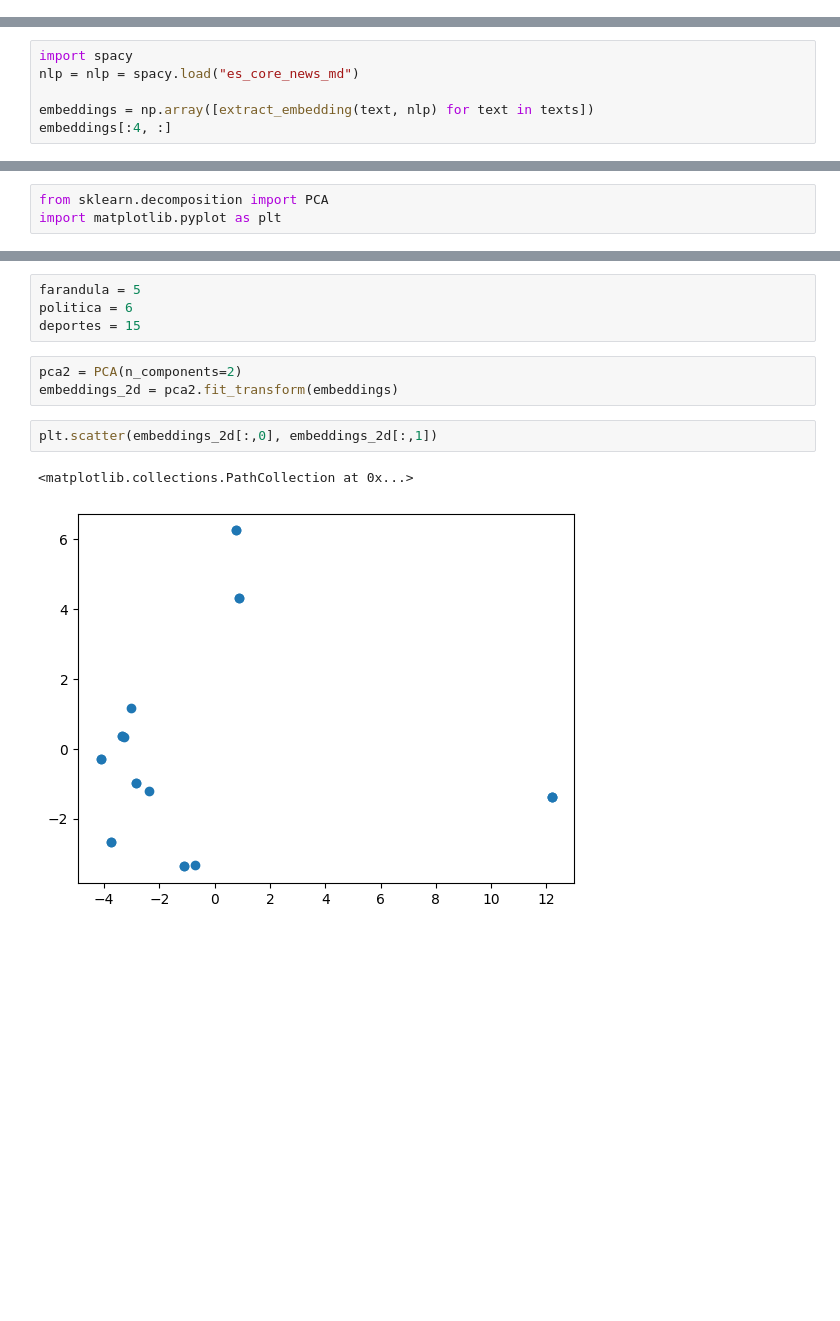
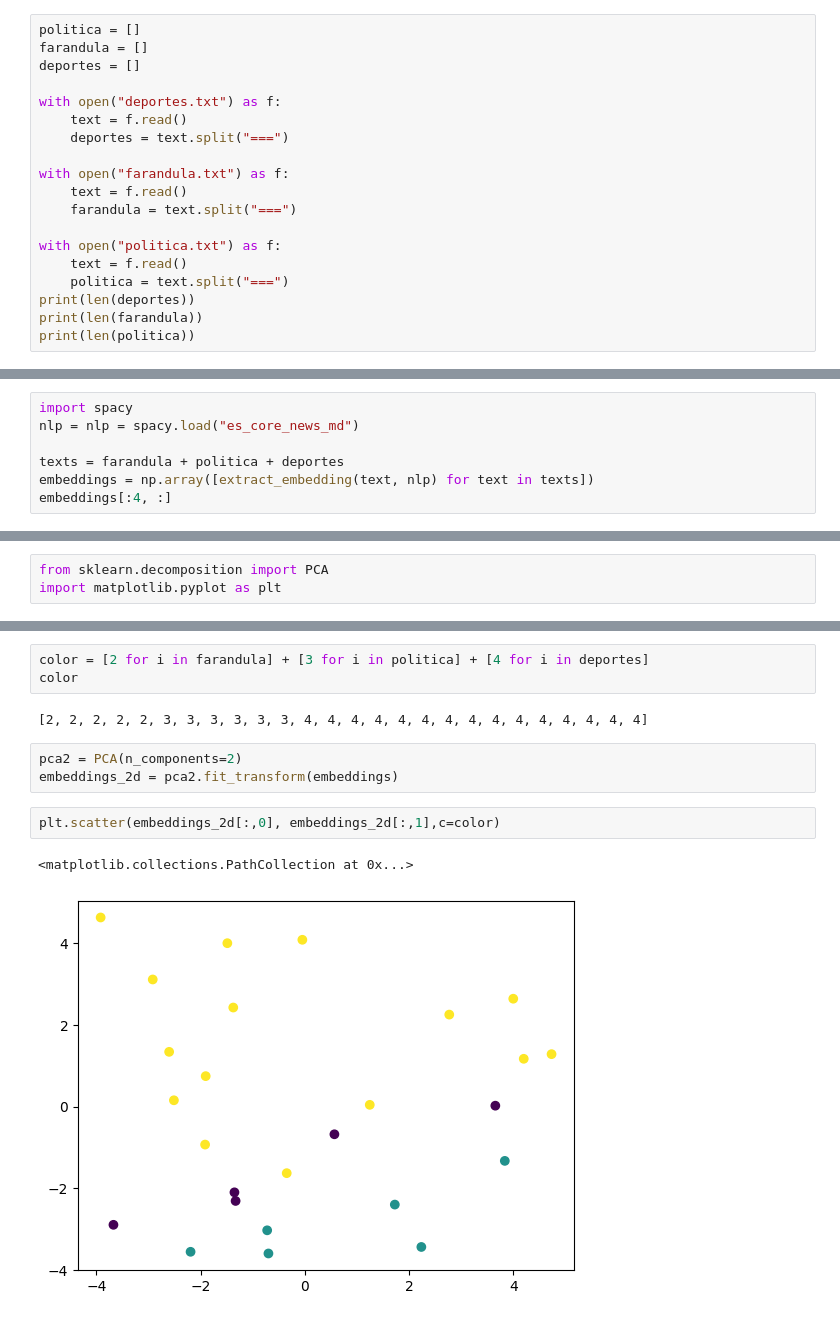
Before and after one commit to ElJoamy/ai-topics-2-2023, a Jupyter notebook: 3.nlp_deployment/3.3.embeddings/text_embeddings.ipynb, the cells around one changed output, grey strips where cells are left out. Saved outputs shown, nothing was run; the diff lists cells and outputs as text; blank space fills up the shorter version.

Commit message:
embeddings3

```diff
--- a/3.nlp_deployment/3.3.embeddings/text_embeddings.ipynb
+++ b/3.nlp_deployment/3.3.embeddings/text_embeddings.ipynb
@@ -10,0 +1,19 @@ len(texts)
+# %%
+politica = []
+farandula = []
+deportes = []
+
+with open("deportes.txt") as f:
+    text = f.read()
+    deportes = text.split("===")
+
+with open("farandula.txt") as f:
+    text = f.read()
+    farandula = text.split("===")
+
+with open("politica.txt") as f:
+    text = f.read()
+    politica = text.split("===")
+print(len(deportes))
+print(len(farandula))
+print(len(politica))
@@ -19,6 +36,7 @@ def extract_embedding(text: str, nlp: spacy.Language) -> np.ndarray:
 import spacy
 nlp = nlp = spacy.load("es_core_news_md")
 
+texts = farandula + politica + deportes
 embeddings = np.array([extract_embedding(text, nlp) for text in texts])
 embeddings[:4, :]
 # %% [output]
@@ -54,12 +72,13 @@ ax.scatter(
-# %%
-farandula = 5
-politica = 6
-deportes = 15
+# %%
+color = [2 for i in farandula] + [3 for i in politica] + [4 for i in deportes]
+color
+# %% [output]
+[2, 2, 2, 2, 2, 3, 3, 3, 3, 3, 3, 4, 4, 4, 4, 4, 4, 4, 4, 4, 4, 4, 4, 4, 4, 4]
 # %%
 pca2 = PCA(n_components=2)
 embeddings_2d = pca2.fit_transform(embeddings)
 # %%
-plt.scatter(embeddings_2d[:,0], embeddings_2d[:,1])
+plt.scatter(embeddings_2d[:,0], embeddings_2d[:,1],c=color)
 # %% [output]
 <matplotlib.collections.PathCollection at 0x...>
-[figure, old version]
+[figure, new version]
```
Also changed, not shown: parts of 6 cells of this notebook, 3 other files.
